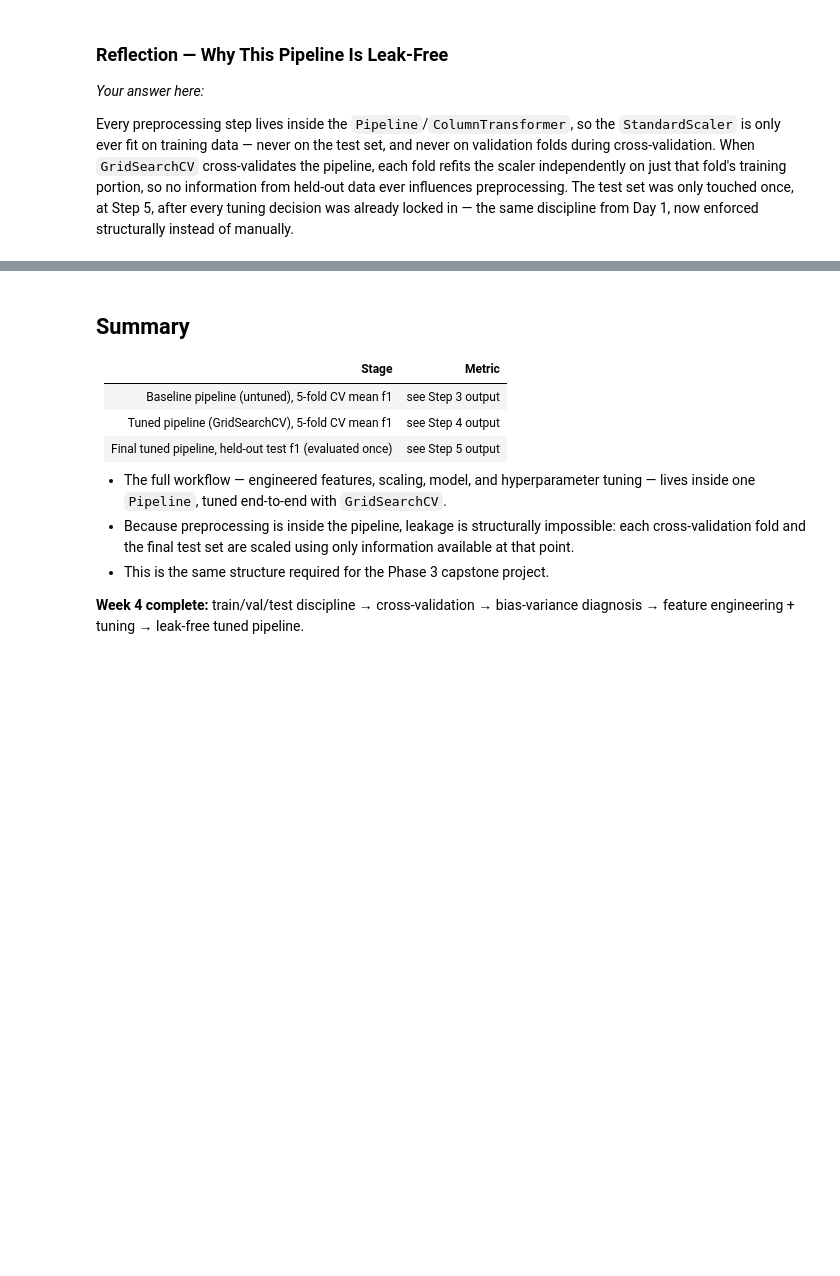
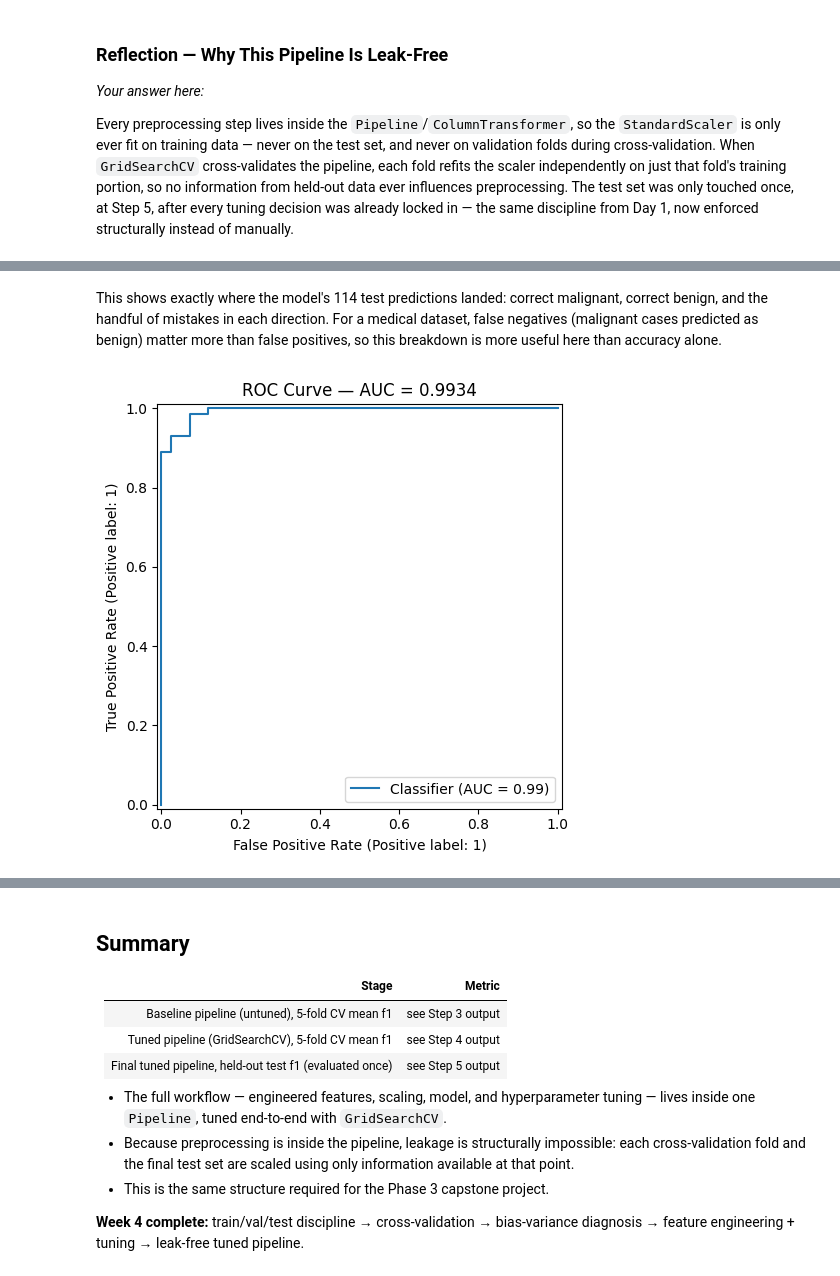
Before and after one commit to abuhlayel-coder/BinX-Tech-AI-ML-Internship, a Jupyter notebook: Week 4 - MODEL EVALUATION & TUNING/notebooks/Day 5/day5_Pipeline_Mini_Project.ipynb, the cells around one changed output, grey strips where cells are left out. Drawn from its saved outputs; the diff is of its cells as text; code cells hidden in the pictures; blank space fills up the shorter version.

```diff
--- a/Week 4 - MODEL EVALUATION & TUNING/notebooks/Day 5/day5_Pipeline_Mini_Project.ipynb
+++ b/Week 4 - MODEL EVALUATION & TUNING/notebooks/Day 5/day5_Pipeline_Mini_Project.ipynb
@@ -147,0 +167,16 @@ Every preprocessing step lives inside the `Pipeline`/`ColumnTransformer`, so the
+# %% [markdown]
+This shows exactly where the model's 114 test predictions landed: correct malignant, correct benign, and the handful of mistakes in each direction. For a medical dataset, false negatives (malignant cases predicted as benign) matter more than false positives, so this breakdown is more useful here than accuracy alone.
+# %%
+from sklearn.metrics import RocCurveDisplay, roc_auc_score
+
+test_proba = best_pipeline.predict_proba(X_test_fe)[:, 1]
+auc = roc_auc_score(y_test, test_proba)
+
+fig, ax = plt.subplots(figsize=(5, 5))
+RocCurveDisplay.from_predictions(y_test, test_proba, ax=ax)
+plt.title(f'ROC Curve — AUC = {auc:.4f}')
+plt.tight_layout()
+plt.savefig('roc_curve.png', dpi=100)
+plt.show()
+# %% [output]
+[figure, added]
```
Also changed, not shown: parts of 7 cells of this notebook, 1 other file.
